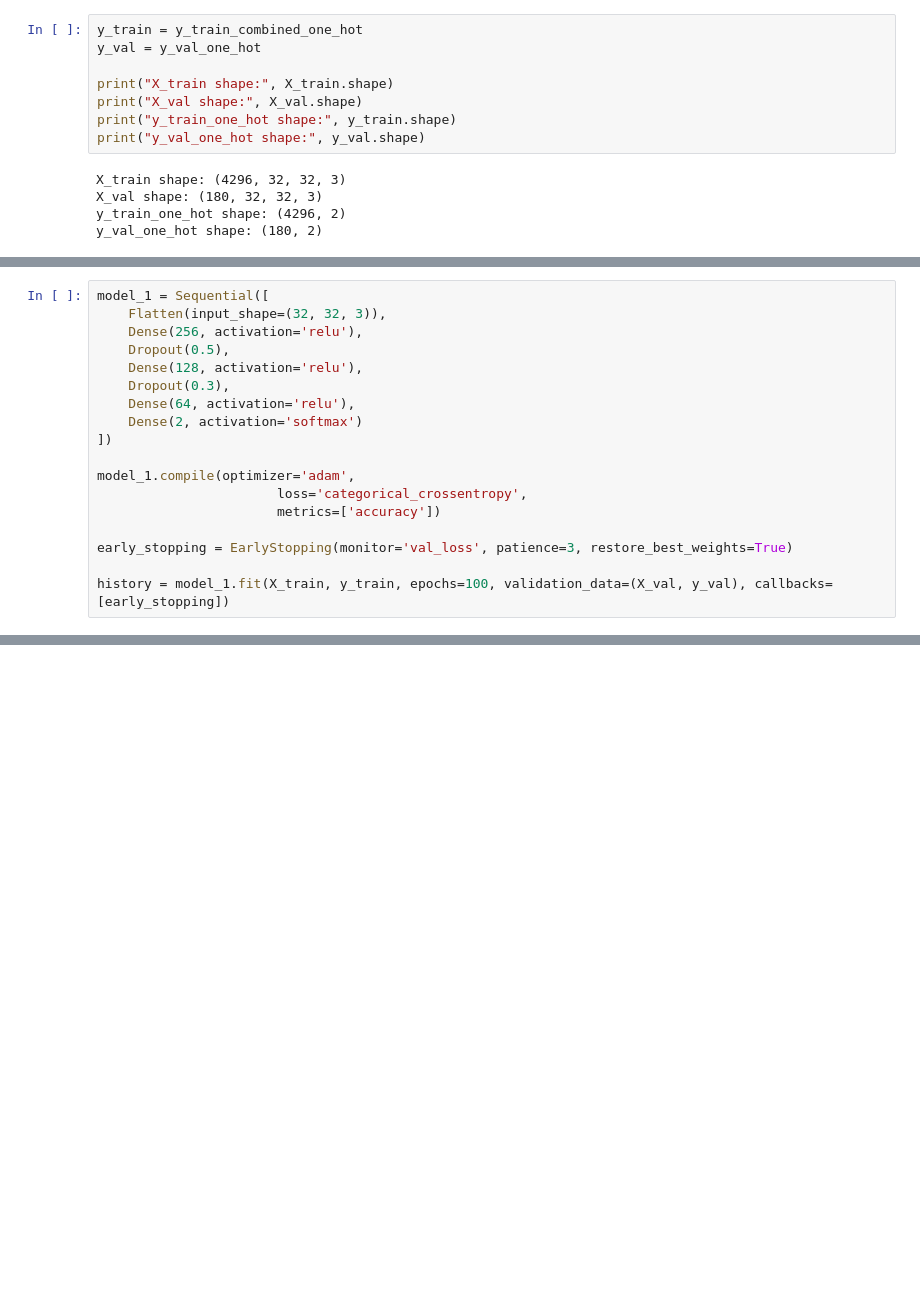
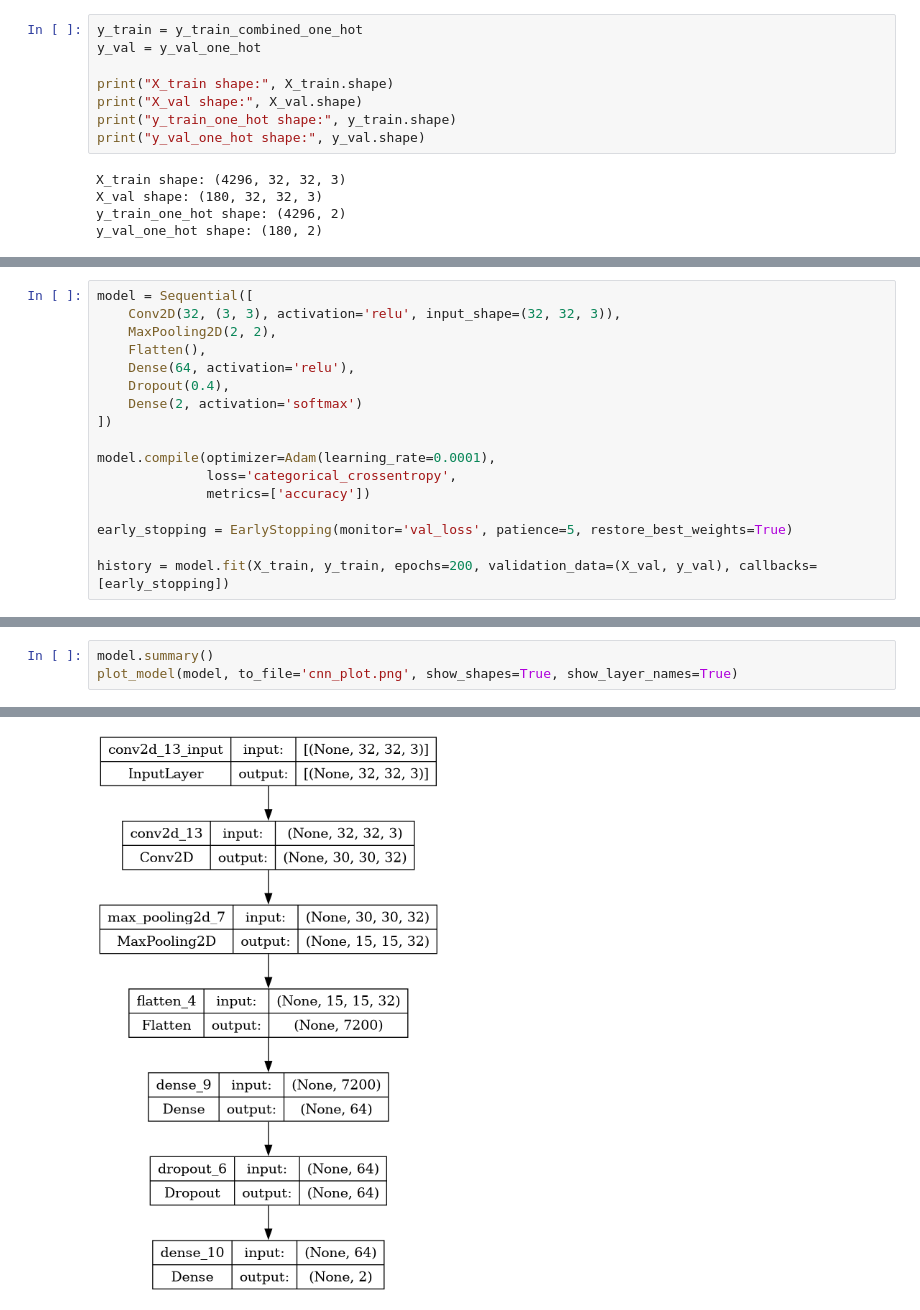
Before and after one commit to jroznerski/smokers_detection, a Jupyter notebook: smoker-detection-notebook.ipynb, the cells around one changed output, grey strips where cells are left out. Cells and saved outputs as stored; diff of their text form; blank space fills up the shorter version.

```diff
--- a/smoker-detection-notebook.ipynb
+++ b/smoker-detection-notebook.ipynb
@@ -545,19 +552,18 @@ plt.show()
 # %%
-model_1 = Sequential([
-    Flatten(input_shape=(32, 32, 3)),
-    Dense(256, activation='relu'),
-    Dropout(0.5),
-    Dense(128, activation='relu'),
-    Dropout(0.3),
+model = Sequential([
+    Conv2D(32, (3, 3), activation='relu', input_shape=(32, 32, 3)),
+    MaxPooling2D(2, 2),
+    Flatten(),
     Dense(64, activation='relu'),
+    Dropout(0.4),
     Dense(2, activation='softmax')
 ])
 
-model_1.compile(optimizer='adam',
-                       loss='categorical_crossentropy',
-                       metrics=['accuracy'])
+model.compile(optimizer=Adam(learning_rate=0.0001),
+              loss='categorical_crossentropy',
+              metrics=['accuracy'])
 
-early_stopping = EarlyStopping(monitor='val_loss', patience=3, restore_best_weights=True)
+early_stopping = EarlyStopping(monitor='val_loss', patience=5, restore_best_weights=True)
 
-history = model_1.fit(X_train, y_train, epochs=100, validation_data=(X_val, y_val), callbacks=[early_stopping])
+history = model.fit(X_train, y_train, epochs=200, validation_data=(X_val, y_val), callbacks=[early_stopping])
 # %% [output]
@@ -583,0 +587,4 @@ Epoch 10/100
+# %%
+model.summary()
+plot_model(model, to_file='cnn_plot.png', show_shapes=True, show_layer_names=True)
+# %% [output]
@@ -583,0 +608 @@ Epoch 10/100
+[figure, added]
```
Also changed, not shown: parts of 31 cells of this notebook.
